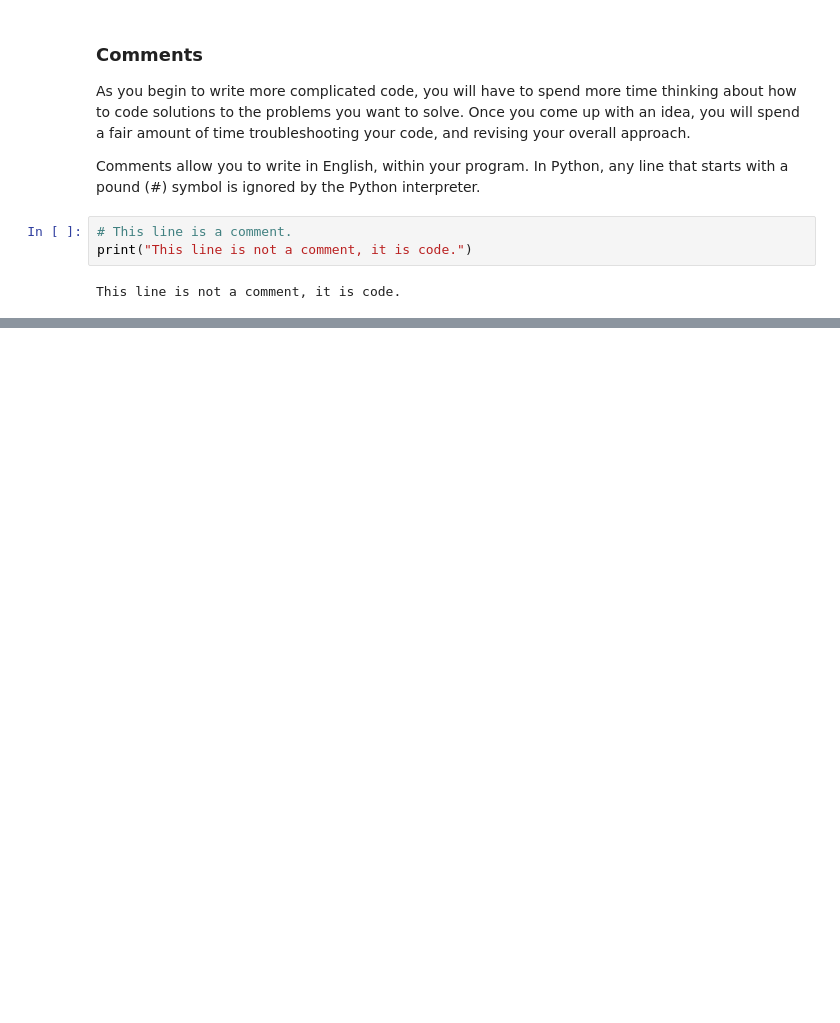
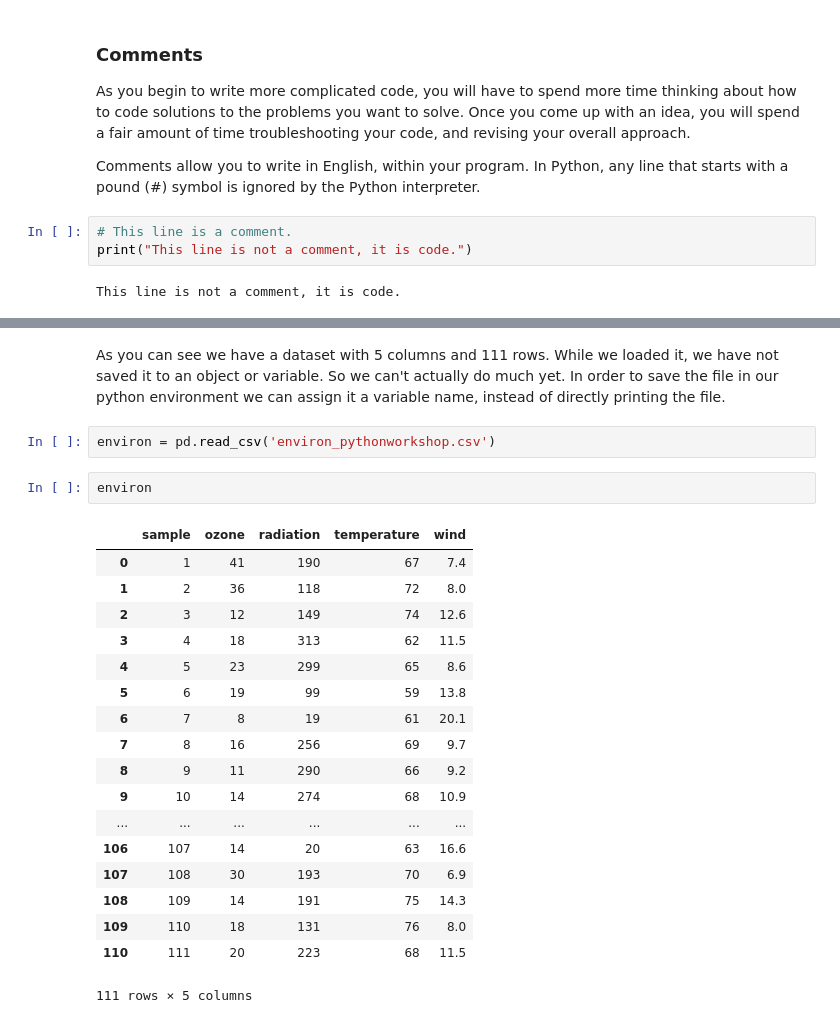
Before and after one commit to barnarderc/intro-to-python, a Jupyter notebook: Introduction to Python Notebook ERC.ipynb, the cells around one changed output, grey strips where cells are left out. Drawn from its saved outputs; the diff is of its cells as text; blank space fills up the shorter version.

```diff
--- a/Introduction to Python Notebook ERC.ipynb
+++ b/Introduction to Python Notebook ERC.ipynb
@@ -111,0 +272,25 @@ This line is not a comment, it is code.
+# %% [markdown]
+As you can see we have a dataset with 5 columns and 111 rows. While we loaded it, we have not saved it to an object or variable. So we can't actually do much yet. In order to save the file in our python environment we can assign it a variable name, instead of directly printing the file.
+# %%
+environ = pd.read_csv('environ_pythonworkshop.csv')
+# %%
+environ
+# %% [output]
+|  | sample | ozone | radiation | temperature | wind |
+| 0 | 1 | 41 | 190 | 67 | 7.4 |
+| 1 | 2 | 36 | 118 | 72 | 8.0 |
+| 2 | 3 | 12 | 149 | 74 | 12.6 |
+| 3 | 4 | 18 | 313 | 62 | 11.5 |
+| 4 | 5 | 23 | 299 | 65 | 8.6 |
+| 5 | 6 | 19 | 99 | 59 | 13.8 |
+| 6 | 7 | 8 | 19 | 61 | 20.1 |
+| 7 | 8 | 16 | 256 | 69 | 9.7 |
+| 8 | 9 | 11 | 290 | 66 | 9.2 |
+| 9 | 10 | 14 | 274 | 68 | 10.9 |
+| ... | ... | ... | ... | ... | ... |
+| 106 | 107 | 14 | 20 | 63 | 16.6 |
+| 107 | 108 | 30 | 193 | 70 | 6.9 |
+| 108 | 109 | 14 | 191 | 75 | 14.3 |
+| 109 | 110 | 18 | 131 | 76 | 8.0 |
+| 110 | 111 | 20 | 223 | 68 | 11.5 |
+111 rows × 5 columns
```
Also changed, not shown: parts of 32 cells of this notebook, 1 other file.
